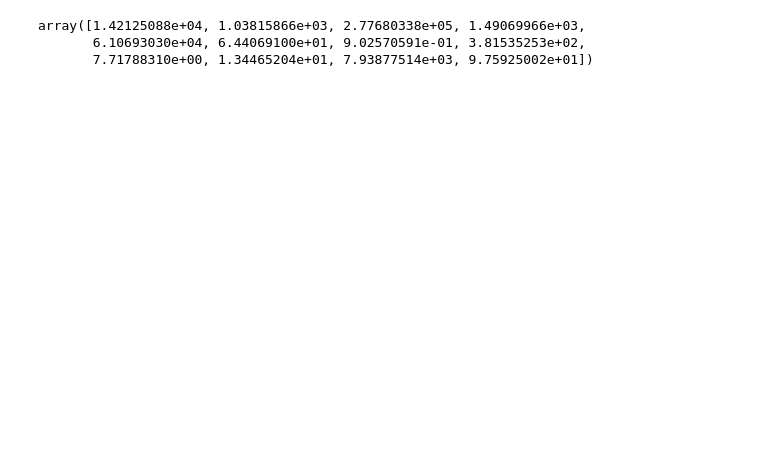
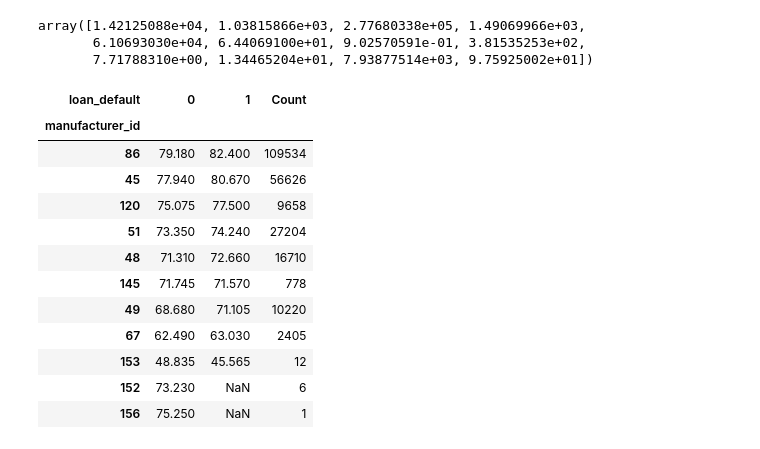
Before and after one commit to xavierigneous/Vehicle-Loan-Default-Prediction, a Jupyter notebook: Vishwanath/Untitled.ipynb, the cells around one changed output. Drawn from its saved outputs; the diff is of its cells as text; code cells hidden in the pictures; blank space fills up the shorter version.

```diff
--- a/Vishwanath/Untitled.ipynb
+++ b/Vishwanath/Untitled.ipynb
@@ -195,6 +223,29 @@ employment_label 3.1225422343284505e-42
+# %%
+df=df.drop(['SEC.OVERDUE.ACCTS','SEC.INSTAL.AMT','PAN_flag'],axis=1)
 # %%
 catsc
 # %% [output]
 array([1.42125088e+04, 1.03815866e+03, 2.77680338e+05, 1.49069966e+03,
        6.10693030e+04, 6.44069100e+01, 9.02570591e-01, 3.81535253e+02,
        7.71788310e+00, 1.34465204e+01, 7.93877514e+03, 9.75925002e+01])
+# %%
+df_pivot=pd.pivot_table(df, values=['ltv'],index='manufacturer_id',columns=['loan_default'],aggfunc='median')
+df_pivot=df_pivot['ltv'].sort_values(by=1, ascending=False)
+# %%
+df_pivot['Count']=df['manufacturer_id'].value_counts()
+
+df_pivot
+# %% [output]
+| loan_default | 0 | 1 | Count |
+| manufacturer_id |  |  |  |
+| 86 | 79.180 | 82.400 | 109534 |
+| 45 | 77.940 | 80.670 | 56626 |
+| 120 | 75.075 | 77.500 | 9658 |
+| 51 | 73.350 | 74.240 | 27204 |
+| 48 | 71.310 | 72.660 | 16710 |
+| 145 | 71.745 | 71.570 | 778 |
+| 49 | 68.680 | 71.105 | 10220 |
+| 67 | 62.490 | 63.030 | 2405 |
+| 153 | 48.835 | 45.565 | 12 |
+| 152 | 73.230 | NaN | 6 |
+| 156 | 75.250 | NaN | 1 |
```
Also changed, not shown: parts of 16 cells of this notebook.
